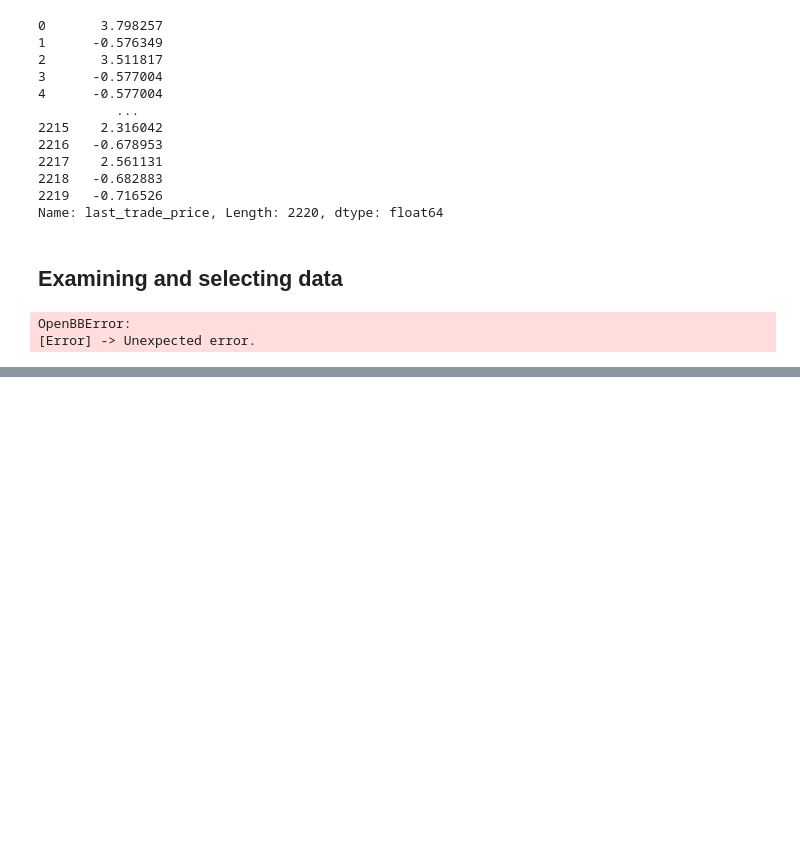
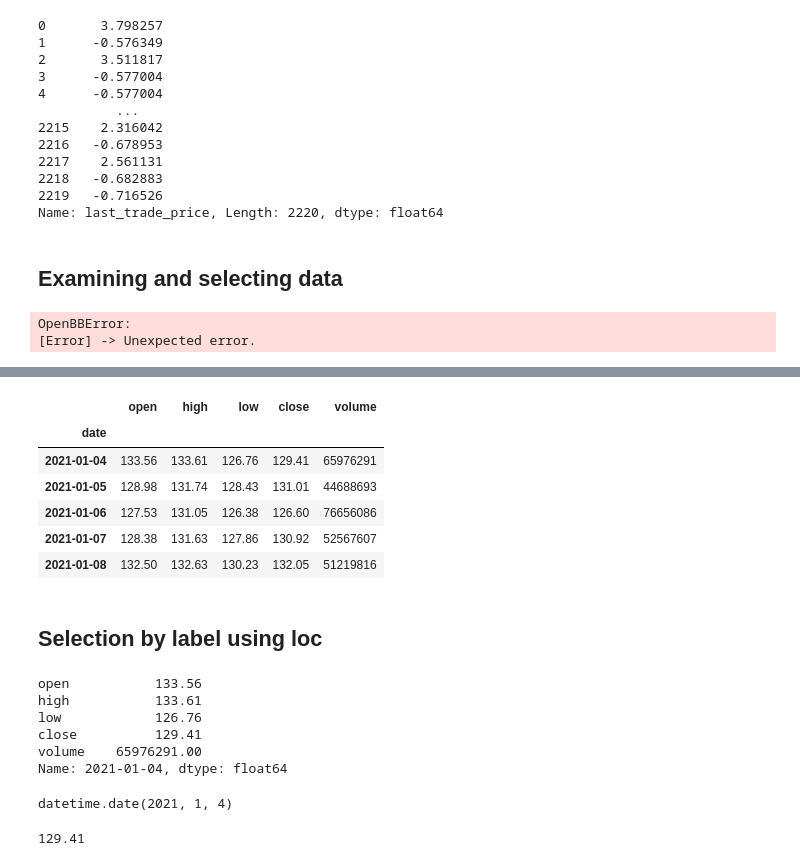
Before and after one commit to MichalPoleszczuk/Books, a Jupyter notebook: Python_for_Algorithmic_Trading_Cookbook/Chapter2/Notes_to_Chapter2.ipynb, the cells around one changed output, grey strips where cells are left out. Cells and saved outputs as stored; diff of their text form; code cells hidden in the pictures; blank space fills up the shorter version.

Commit message:
additional reading - finished data access in df

```diff
--- a/Python_for_Algorithmic_Trading_Cookbook/Chapter2/Notes_to_Chapter2.ipynb
+++ b/Python_for_Algorithmic_Trading_Cookbook/Chapter2/Notes_to_Chapter2.ipynb
@@ -680 +683,34 @@ df.describe()
 | max | 236.400000 | 237.490000 | 234.450000 | 236.480000 | 3.186799e+08 |
+# %%
+df.head(5)
+# %% [output]
+|  | open | high | low | close | volume |
+| date |  |  |  |  |  |
+| 2021-01-04 | 133.56 | 133.61 | 126.76 | 129.41 | 65976291 |
+| 2021-01-05 | 128.98 | 131.74 | 128.43 | 131.01 | 44688693 |
+| 2021-01-06 | 127.53 | 131.05 | 126.38 | 126.60 | 76656086 |
+| 2021-01-07 | 128.38 | 131.63 | 127.86 | 130.92 | 52567607 |
+| 2021-01-08 | 132.50 | 132.63 | 130.23 | 132.05 | 51219816 |
+# %% [markdown]
+## Selection by label using loc
+# %%
+
+# we use loc when we want to select data basen on label-based indexing
+# selecting a single row transposes the Series and puts the DataFrame columns as row labels
+df.loc[df.index[0]]
+# %% [output]
+open           133.56
+high           133.61
+low            126.76
+close          129.41
+volume    65976291.00
+Name: 2021-01-04, dtype: float64
+# %%
+df.index[0]
+# %% [output]
+datetime.date(2021, 1, 4)
+# %%
+# selecting a single row and single column returns a scalar
+df.loc[df.index[0], "close"]
+# %% [output]
+129.41
```
Also changed, not shown: parts of 20 cells of this notebook, 1 other file.
